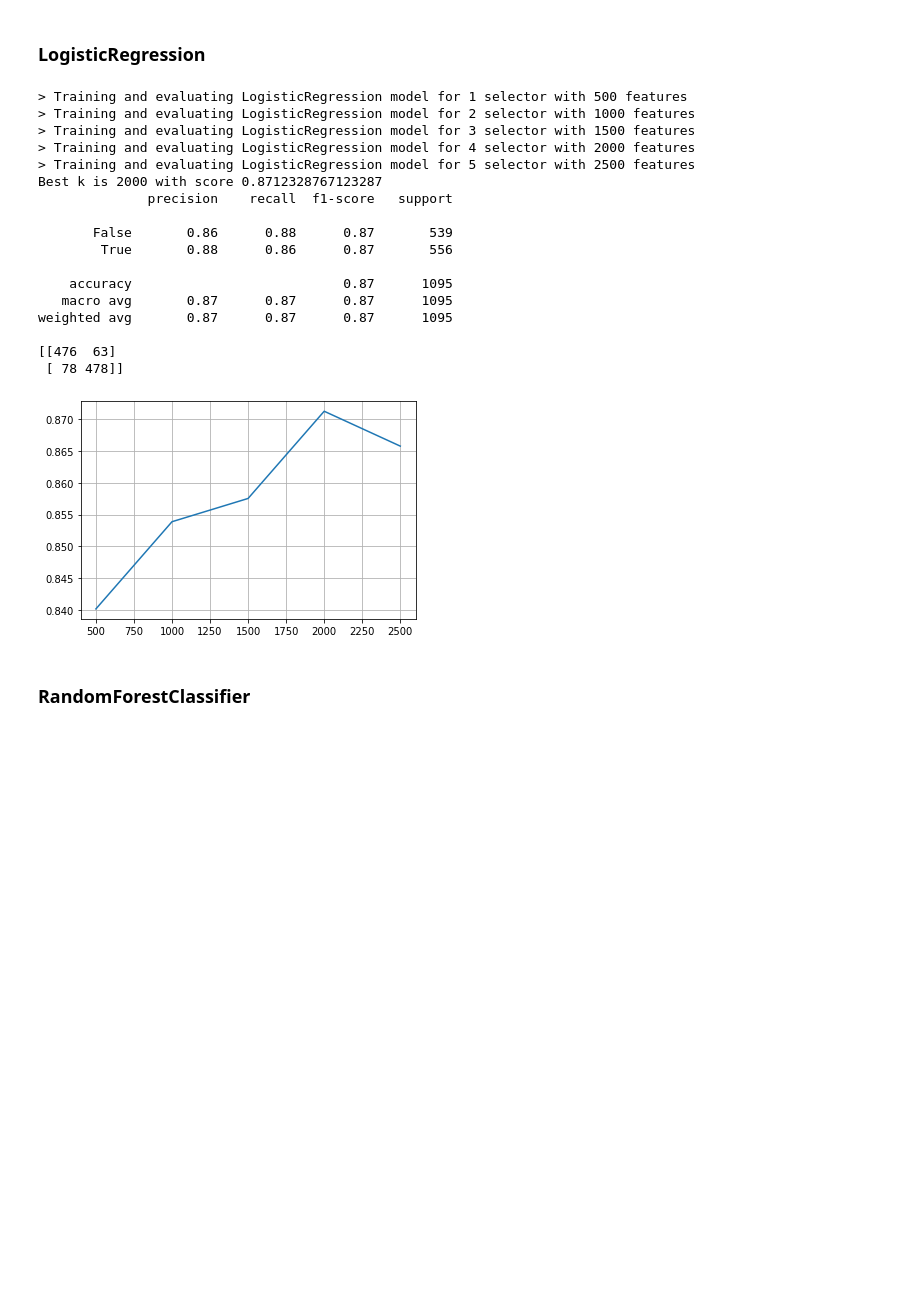
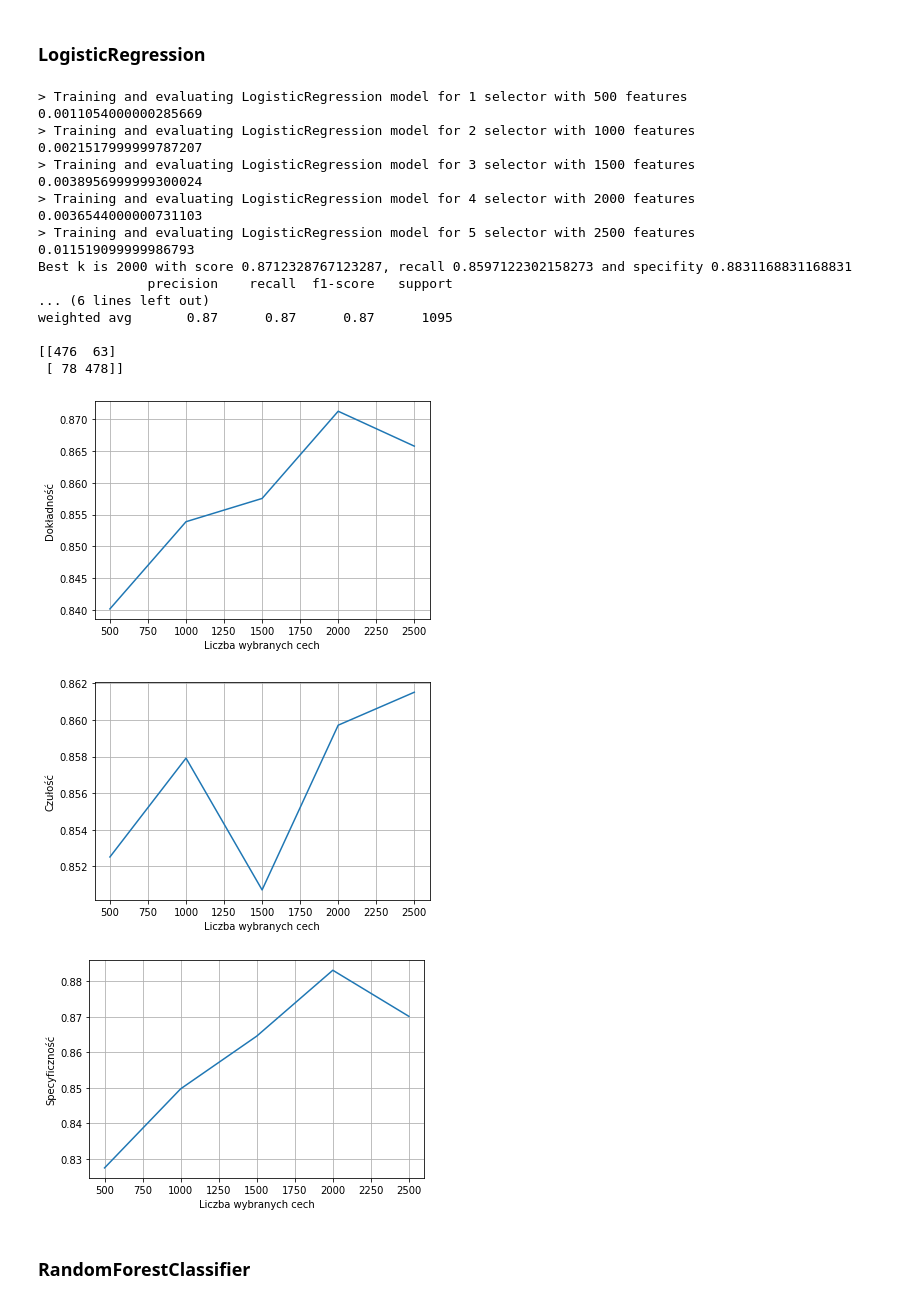
Before and after one commit to KAIR-ISZ-NLP/FeatureSelectionAlgorithmsNLP, a Jupyter notebook: Project/feature_selection_with_RFE.ipynb, the cells around one changed output. Saved outputs shown, nothing was run; the diff lists cells and outputs as text; code cells hidden in the pictures; blank space fills up the shorter version.

```diff
--- a/Project/feature_selection_with_RFE.ipynb
+++ b/Project/feature_selection_with_RFE.ipynb
@@ -212,7 +283,12 @@ weighted avg       0.87      0.86      0.86      1095
 <h3> LogisticRegression </h3>
 # %%
 all_scores_LogisticRegression = []
+all_specifity_LogisticRegression = []
+all_recall_LogisticRegression = []
+all_classif_times_LogisticRegression = []
 score_best_LogisticRegression = 0
+specifity_best_LogisticRegression = 0
+recall_best_LogisticRegression = 0
 all_k = [i for i in range(500, 3000, 500)]
 
 for count, sel in enumerate(all_selectors, start=1):
@@ -226,40 +302,70 @@ for count, sel in enumerate(all_selectors, start=1):
     model = GridSearchCV(LogisticRegression(), param_grid, verbose=0)
     model.fit(X_train_new,y_train)
 
+    start = default_timer()
     y_pred = model.predict(X_test_new)
+    end = default_timer()
+    classif_time = end - start
+    all_classif_times_LogisticRegression.append(classif_time)
+    print(classif_time)
+
     score = accuracy_score(y_test,y_pred)
+    tn, fp, fn, tp = confusion_matrix(y_test, y_pred).ravel()
+    specificity = tn / (tn+fp)
+    recall = tp / (tp+fn)
     all_scores_LogisticRegression.append(score)
+    all_specifity_LogisticRegression.append(specificity)
+    all_recall_LogisticRegression.append(recall)
 
     if score > score_best_LogisticRegression:
         score_best_LogisticRegression = score
+        specifity_best_LogisticRegression = specificity
+        recall_best_LogisticRegression = recall
         k_best = X_test_new.shape[1]
         class_best = classification_report(y_test,y_pred)
         conf_best = confusion_matrix(y_test,y_pred)
         best_model_LogisticRegression = model
         best_features_LogisticRegression = sel
 
 
-print(f"Best k is {k_best} with score {score_best_LogisticRegression}")
+print(f"Best k is {k_best} with score {score_best_LogisticRegression}, recall {recall_best_LogisticRegression} and specifity {specifity_best_LogisticRegression}")
 print(class_best)
 print(conf_best)
 plt.plot(all_k, all_scores_LogisticRegression)
+plt.xlabel("Liczba wybranych cech")
+plt.ylabel("Dokładność")
+plt.title("")
 plt.grid()
+plt.show()
+plt.plot(all_k, all_recall_LogisticRegression)
+plt.xlabel("Liczba wybranych cech")
+plt.ylabel("Czułość")
+plt.title("")
+plt.grid()
+plt.show()
+plt.plot(all_k, all_specifity_LogisticRegression)
+plt.xlabel("Liczba wybranych cech")
+plt.ylabel("Specyficzność")
+plt.title("")
+plt.grid()
 # %% [output]
 > Training and evaluating LogisticRegression model for 1 selector with 500 features
+0.0011054000000285669
 > Training and evaluating LogisticRegression model for 2 selector with 1000 features
+0.0021517999999787207
 > Training and evaluating LogisticRegression model for 3 selector with 1500 features
+0.0038956999999300024
 > Training and evaluating LogisticRegression model for 4 selector with 2000 features
+0.0036544000000731103
 > Training and evaluating LogisticRegression model for 5 selector with 2500 features
-Best k is 2000 with score 0.8712328767123287
+0.011519099999986793
+Best k is 2000 with score 0.8712328767123287, recall 0.8597122302158273 and specifity 0.8831168831168831
               precision    recall  f1-score   support
-
-       False       0.86      0.88      0.87       539
-        True       0.88      0.86      0.87       556
-
-    accuracy                           0.87      1095
-   macro avg       0.87      0.87      0.87      1095
+... (6 lines left out)
 weighted avg       0.87      0.87      0.87      1095
 
 [[476  63]
  [ 78 478]]
-[figure, old version]
+[figure, new version]
+[figure, added]
+[figure, added]
```
Also changed, not shown: parts of 7 cells of this notebook, 4 other files.
